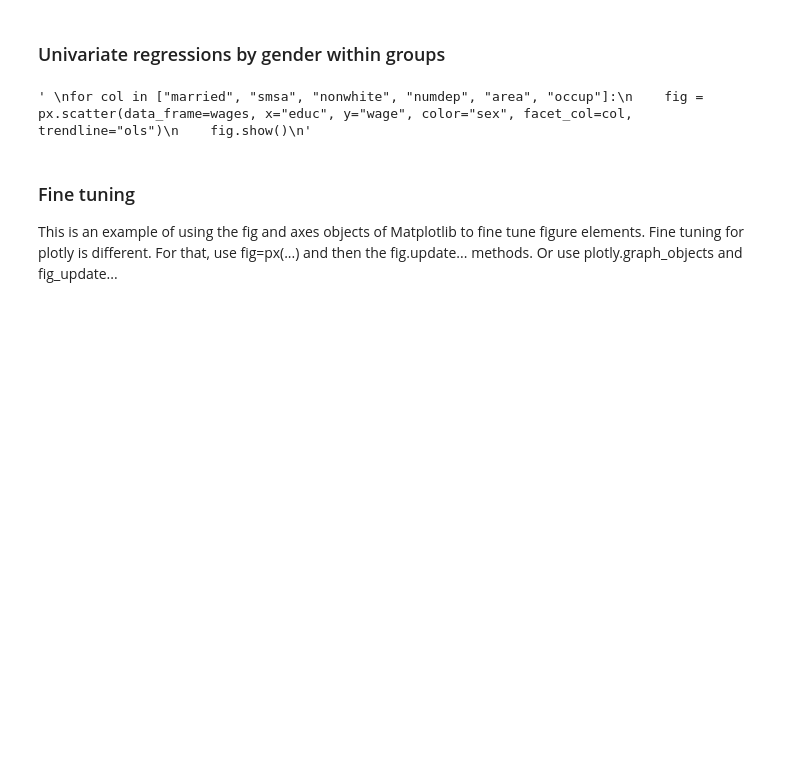
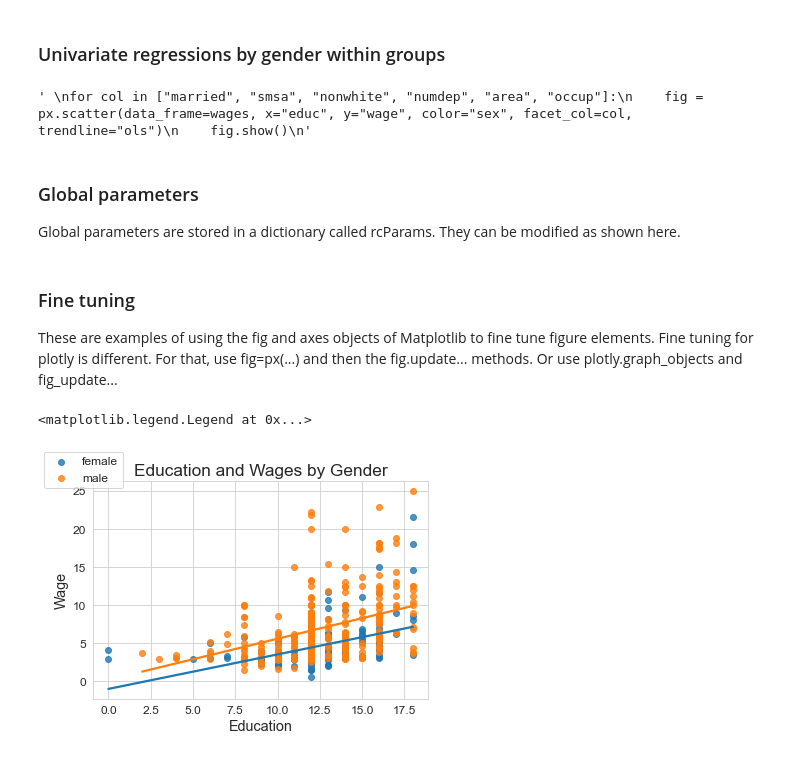
Before and after one commit to kerryback/busi520, a Jupyter notebook: Visualization.ipynb, the cells around one changed output. Saved outputs shown, nothing was run; the diff lists cells and outputs as text; code cells hidden in the pictures; blank space fills up the shorter version.

```diff
--- a/Visualization.ipynb
+++ b/Visualization.ipynb
@@ -19,13 +17,3 @@ This is purely optional, and you might prefer different formatting.  I find thes
-# %%
-sns.set_style('whitegrid')
-mpl.rcParams['font.size'] = 12
-mpl.rcParams['axes.titlesize'] = 16
-mpl.rcParams['axes.labelsize'] = 14
-mpl.rcParams['xtick.labelsize'] = 12
-mpl.rcParams['ytick.labelsize'] = 12
-mpl.rcParams['legend.fontsize'] = 12
-mpl.rcParams['legend.title_fontsize'] = 0       # no legend title
-mpl.rcParams['axes.formatter.limits'] = (-2,2)  # scientific notation only if >100 or <0.01
 # %% [markdown]
 ### Get wage dataset used in Wooldridge's Introductory Econometrics
 
@@ -214,3 +204,7 @@ for col in ["married", "smsa", "nonwhite", "numdep", "area", "occup"]:
 """
 # %% [output]
 ' \nfor col in ["married", "smsa", "nonwhite", "numdep", "area", "occup"]:\n    fig = px.scatter(data_frame=wages, x="educ", y="wage", color="sex", facet_col=col, trendline="ols")\n    fig.show()\n'
+# %% [markdown]
+### Global parameters
+
+Global parameters are stored in a dictionary called rcParams.  They can be modified as shown here.
@@ -217,4 +220,4 @@ for col in ["married", "smsa", "nonwhite", "numdep", "area", "occup"]:
 # %% [markdown]
 ### Fine tuning
 
-This is an example of using the fig and axes objects of Matplotlib to fine tune figure elements.  Fine tuning for plotly is different.  For that, use fig=px(...) and then the fig.update... methods.  Or use plotly.graph_objects and fig_update...
+These are examples of using the fig and axes objects of Matplotlib to fine tune figure elements.  Fine tuning for plotly is different.  For that, use fig=px(...) and then the fig.update... methods.  Or use plotly.graph_objects and fig_update...
@@ -230 +224,18 @@ wages['area'] = wages.area.map(
+# %%
+fig, ax = plt.subplots()
+for gender in ['female', 'male']:
+    sns.regplot(
+        data=wages[wages.sex==gender],
+        x="educ",
+        y="wage",
+        label=gender,
+        ci=None
+    )
+ax.set_title("Education and Wages by Gender")
+ax.set_ylabel("Wage")
+ax.set_xlabel("Education")
+fig.legend(loc="upper left")
+# %% [output]
+<matplotlib.legend.Legend at 0x...>
+[figure, added]
 # %%
```
Also changed, not shown: parts of 8 cells of this notebook, 1 other file.
